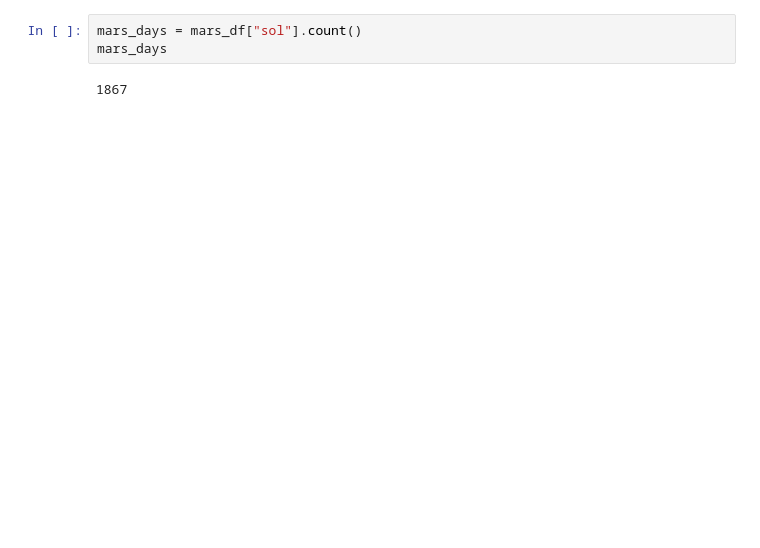
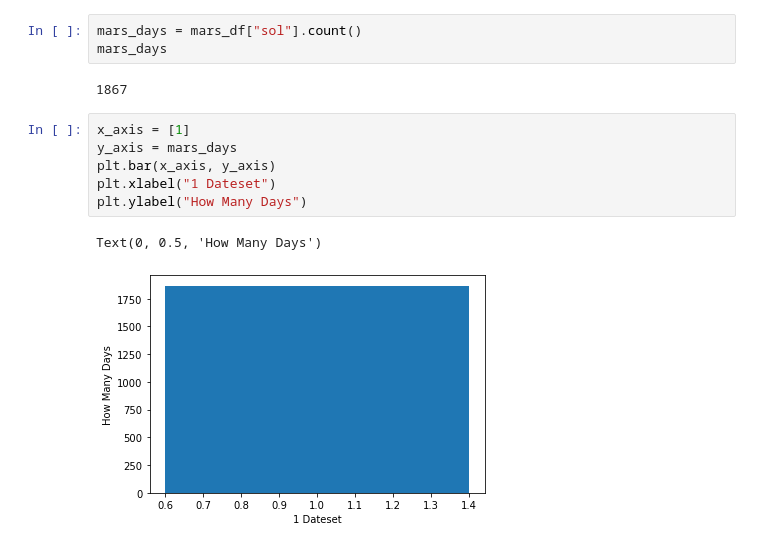
Before and after one commit to bdub99/Mars-Article-Scrape-Analysis, a Jupyter notebook: mars_data_challenge_part_2.ipynb, the cells around one changed output. Drawn from its saved outputs; the diff is of its cells as text; blank space fills up the shorter version.

```diff
--- a/mars_data_challenge_part_2.ipynb
+++ b/mars_data_challenge_part_2.ipynb
@@ -68,4 +78,13 @@ mars_days = mars_df["sol"].count()
 mars_days
 # %% [output]
 1867
+# %%
+x_axis = [1]
+y_axis = mars_days
+plt.bar(x_axis, y_axis)
+plt.xlabel("1 Dateset")
+plt.ylabel("How Many Days")
+# %% [output]
+Text(0, 0.5, 'How Many Days')
+[figure, added]
 # %%
```
Also changed, not shown: parts of 8 cells of this notebook.
